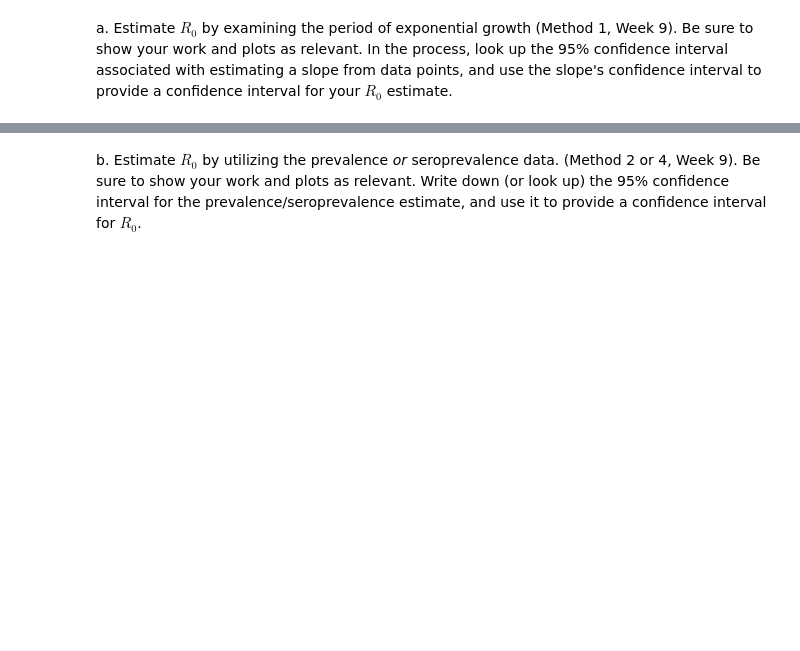
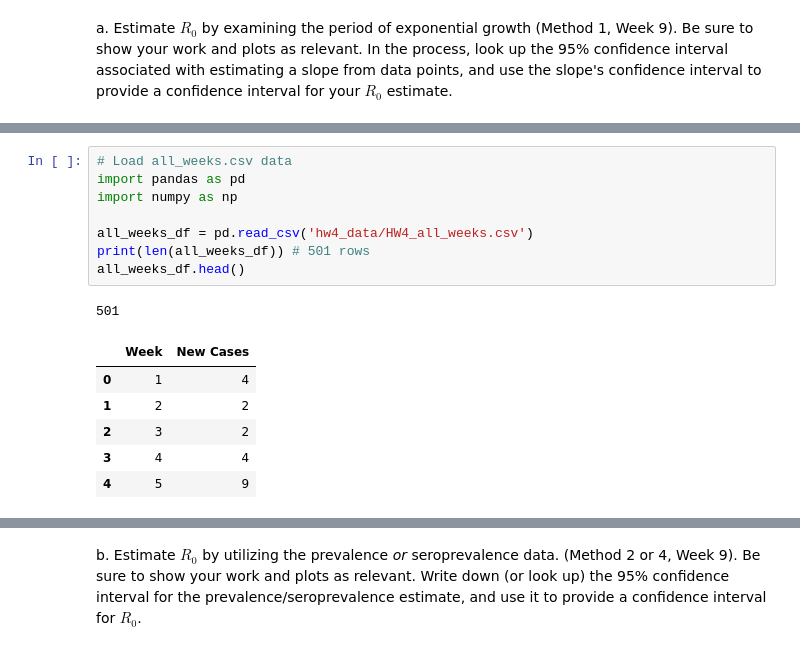
Before and after one commit to mathstud/csci5897, a Jupyter notebook: Homeworks/hw_4.ipynb, the cells around one changed output, grey strips where cells are left out. Drawn from its saved outputs; the diff is of its cells as text; blank space fills up the shorter version.

```diff
--- a/Homeworks/hw_4.ipynb
+++ b/Homeworks/hw_4.ipynb
@@ -26,0 +46,16 @@ a. Estimate $R_0$ by examining the period of exponential growth (Method 1, Week
+# %%
+# Load all_weeks.csv data
+import pandas as pd
+import numpy as np
+
+all_weeks_df = pd.read_csv('hw4_data/HW4_all_weeks.csv')
+print(len(all_weeks_df)) # 501 rows
+all_weeks_df.head()
+# %% [output]
+501
+|  | Week | New Cases |
+| 0 | 1 | 4 |
+| 1 | 2 | 2 |
+| 2 | 3 | 2 |
+| 3 | 4 | 4 |
+| 4 | 5 | 9 |
```
Also changed, not shown: parts of 19 cells of this notebook, 2 other files.
